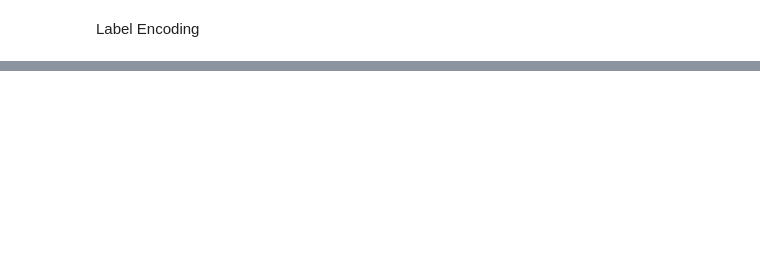
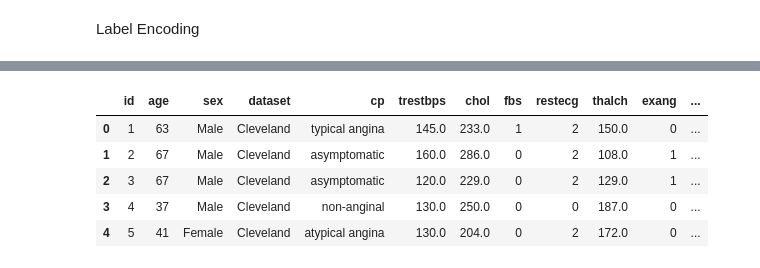
Before and after one commit to chanu0073/Heart-Disease-Detection-Research-ML-Project, a Jupyter notebook: Heart_Disease_ML_Project.ipynb, the cells around one changed output, grey strips where cells are left out. Cells and saved outputs as stored; diff of their text form; code cells hidden in the pictures; blank space fills up the shorter version.

```diff
--- a/Heart_Disease_ML_Project.ipynb
+++ b/Heart_Disease_ML_Project.ipynb
@@ -649,0 +683,11 @@ Label Encoding
+# %%
+thal_dummies = pd.get_dummies(data['thal'],prefix='thal')
+data = pd.concat([data,thal_dummies],axis=1)
+data.head()
+# %% [output]
+|  | id | age | sex | dataset | cp | trestbps | chol | fbs | restecg | thalch | exang | ... |
+| 0 | 1 | 63 | Male | Cleveland | typical angina | 145.0 | 233.0 | 1 | 2 | 150.0 | 0 | ... |
+| 1 | 2 | 67 | Male | Cleveland | asymptomatic | 160.0 | 286.0 | 0 | 2 | 108.0 | 1 | ... |
+| 2 | 3 | 67 | Male | Cleveland | asymptomatic | 120.0 | 229.0 | 0 | 2 | 129.0 | 1 | ... |
+| 3 | 4 | 37 | Male | Cleveland | non-anginal | 130.0 | 250.0 | 0 | 0 | 187.0 | 0 | ... |
+| 4 | 5 | 41 | Female | Cleveland | atypical angina | 130.0 | 204.0 | 0 | 2 | 172.0 | 0 | ... |
```
Also changed, not shown: parts of 27 cells of this notebook.
